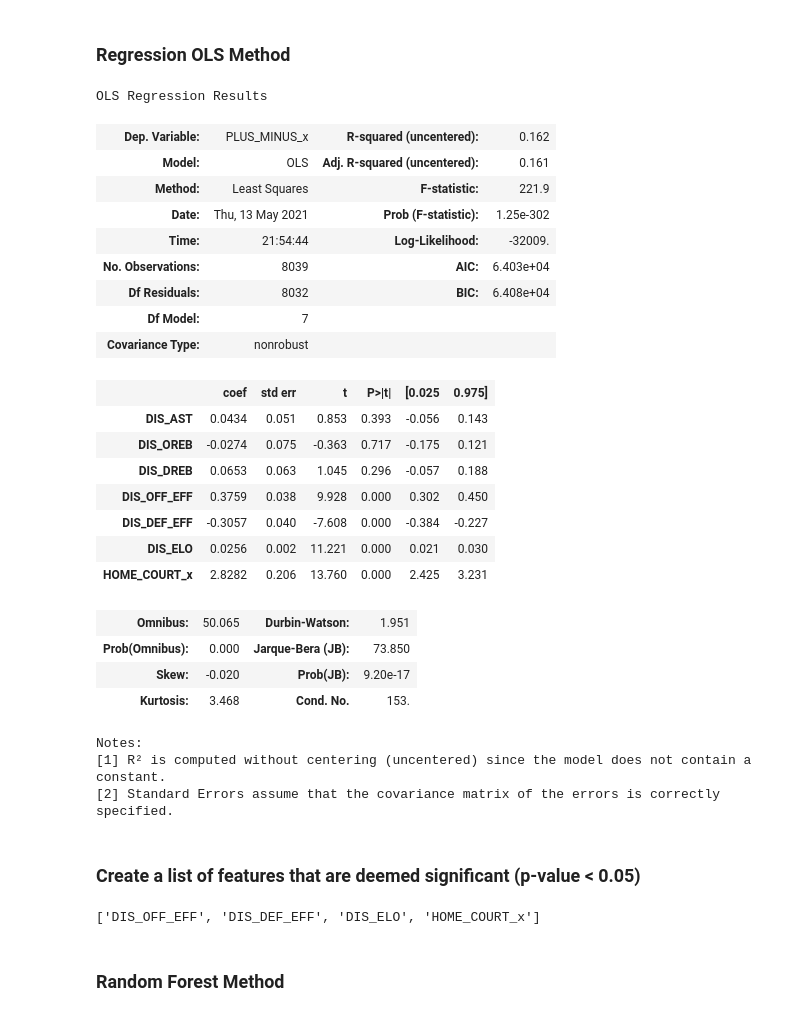
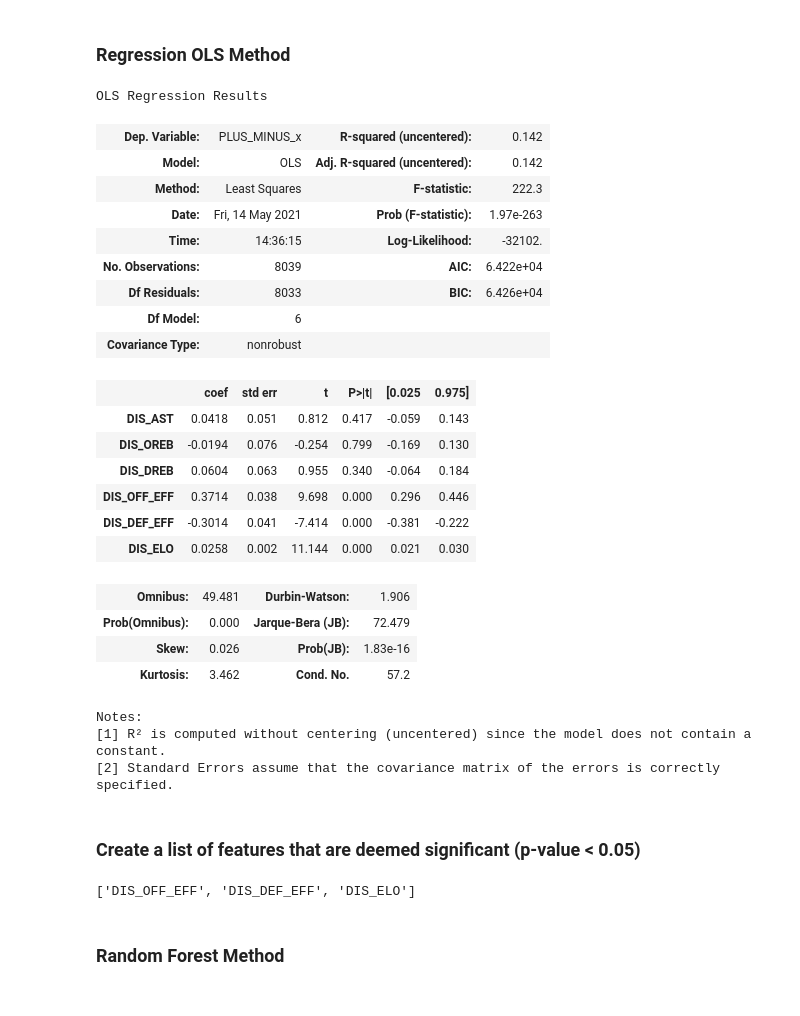
Before and after one commit to sszh1904/NBA_Match_Prediction, a Jupyter notebook: notebook/model.ipynb, the cells around one changed output. Drawn from its saved outputs; the diff is of its cells as text; code cells hidden in the pictures.

```diff
--- a/notebook/model.ipynb
+++ b/notebook/model.ipynb
@@ -153,34 +152,33 @@ calc_vif(filtered_df2)
 df_dropped = all_df.drop(all_df[(all_df["GAME_NO_x"] == 1) | (all_df["GAME_NO_y"] == 1)].index)
 # %%
 y = df_dropped['PLUS_MINUS_x']
-x = df_dropped[['DIS_AST', 'DIS_OREB', 'DIS_DREB', 'DIS_OFF_EFF', 'DIS_DEF_EFF', 'DIS_ELO', 'HOME_COURT_x']]
+x = df_dropped[['DIS_AST', 'DIS_OREB', 'DIS_DREB', 'DIS_OFF_EFF', 'DIS_DEF_EFF', 'DIS_ELO']]
 
 model = sm.OLS(y,x)
 results = model.fit()
 results.summary()
 # %% [output]
 OLS Regression Results
-| Dep. Variable: | PLUS_MINUS_x | R-squared (uncentered): | 0.162 |
-| Model: | OLS | Adj. R-squared (uncentered): | 0.161 |
-| Method: | Least Squares | F-statistic: | 221.9 |
-| Date: | Thu, 13 May 2021 | Prob (F-statistic): | 1.25e-302 |
-| Time: | 21:54:44 | Log-Likelihood: | -32009. |
-| No. Observations: | 8039 | AIC: | 6.403e+04 |
-| Df Residuals: | 8032 | BIC: | 6.408e+04 |
-| Df Model: | 7 |  |  |
+| Dep. Variable: | PLUS_MINUS_x | R-squared (uncentered): | 0.142 |
+| Model: | OLS | Adj. R-squared (uncentered): | 0.142 |
+| Method: | Least Squares | F-statistic: | 222.3 |
+| Date: | Fri, 14 May 2021 | Prob (F-statistic): | 1.97e-263 |
+| Time: | 14:36:15 | Log-Likelihood: | -32102. |
+| No. Observations: | 8039 | AIC: | 6.422e+04 |
+| Df Residuals: | 8033 | BIC: | 6.426e+04 |
+| Df Model: | 6 |  |  |
 | Covariance Type: | nonrobust |  |  |
 |  | coef | std err | t | P>|t| | [0.025 | 0.975] |
-| DIS_AST | 0.0434 | 0.051 | 0.853 | 0.393 | -0.056 | 0.143 |
-| DIS_OREB | -0.0274 | 0.075 | -0.363 | 0.717 | -0.175 | 0.121 |
-| DIS_DREB | 0.0653 | 0.063 | 1.045 | 0.296 | -0.057 | 0.188 |
-| DIS_OFF_EFF | 0.3759 | 0.038 | 9.928 | 0.000 | 0.302 | 0.450 |
-| DIS_DEF_EFF | -0.3057 | 0.040 | -7.608 | 0.000 | -0.384 | -0.227 |
-| DIS_ELO | 0.0256 | 0.002 | 11.221 | 0.000 | 0.021 | 0.030 |
-| HOME_COURT_x | 2.8282 | 0.206 | 13.760 | 0.000 | 2.425 | 3.231 |
+| DIS_AST | 0.0418 | 0.051 | 0.812 | 0.417 | -0.059 | 0.143 |
+| DIS_OREB | -0.0194 | 0.076 | -0.254 | 0.799 | -0.169 | 0.130 |
+| DIS_DREB | 0.0604 | 0.063 | 0.955 | 0.340 | -0.064 | 0.184 |
+| DIS_OFF_EFF | 0.3714 | 0.038 | 9.698 | 0.000 | 0.296 | 0.446 |
+| DIS_DEF_EFF | -0.3014 | 0.041 | -7.414 | 0.000 | -0.381 | -0.222 |
+| DIS_ELO | 0.0258 | 0.002 | 11.144 | 0.000 | 0.021 | 0.030 |
-| Omnibus: | 50.065 | Durbin-Watson: | 1.951 |
-| Prob(Omnibus): | 0.000 | Jarque-Bera (JB): | 73.850 |
-| Skew: | -0.020 | Prob(JB): | 9.20e-17 |
-| Kurtosis: | 3.468 | Cond. No. | 153. |
+| Omnibus: | 49.481 | Durbin-Watson: | 1.906 |
+| Prob(Omnibus): | 0.000 | Jarque-Bera (JB): | 72.479 |
+| Skew: | 0.026 | Prob(JB): | 1.83e-16 |
+| Kurtosis: | 3.462 | Cond. No. | 57.2 |
 Notes:
 [1] R² is computed without centering (uncentered) since the model does not contain a constant.
 [2] Standard Errors assume that the covariance matrix of the errors is correctly specified.
@@ -194,7 +192,7 @@ for i in range(len(x.keys())):
 
 sig_features
 # %% [output]
-['DIS_OFF_EFF', 'DIS_DEF_EFF', 'DIS_ELO', 'HOME_COURT_x']
+['DIS_OFF_EFF', 'DIS_DEF_EFF', 'DIS_ELO']
 # %% [markdown]
 ### Random Forest Method
 # %%
```
Also changed, not shown: parts of 32 cells of this notebook, 12 other files.
